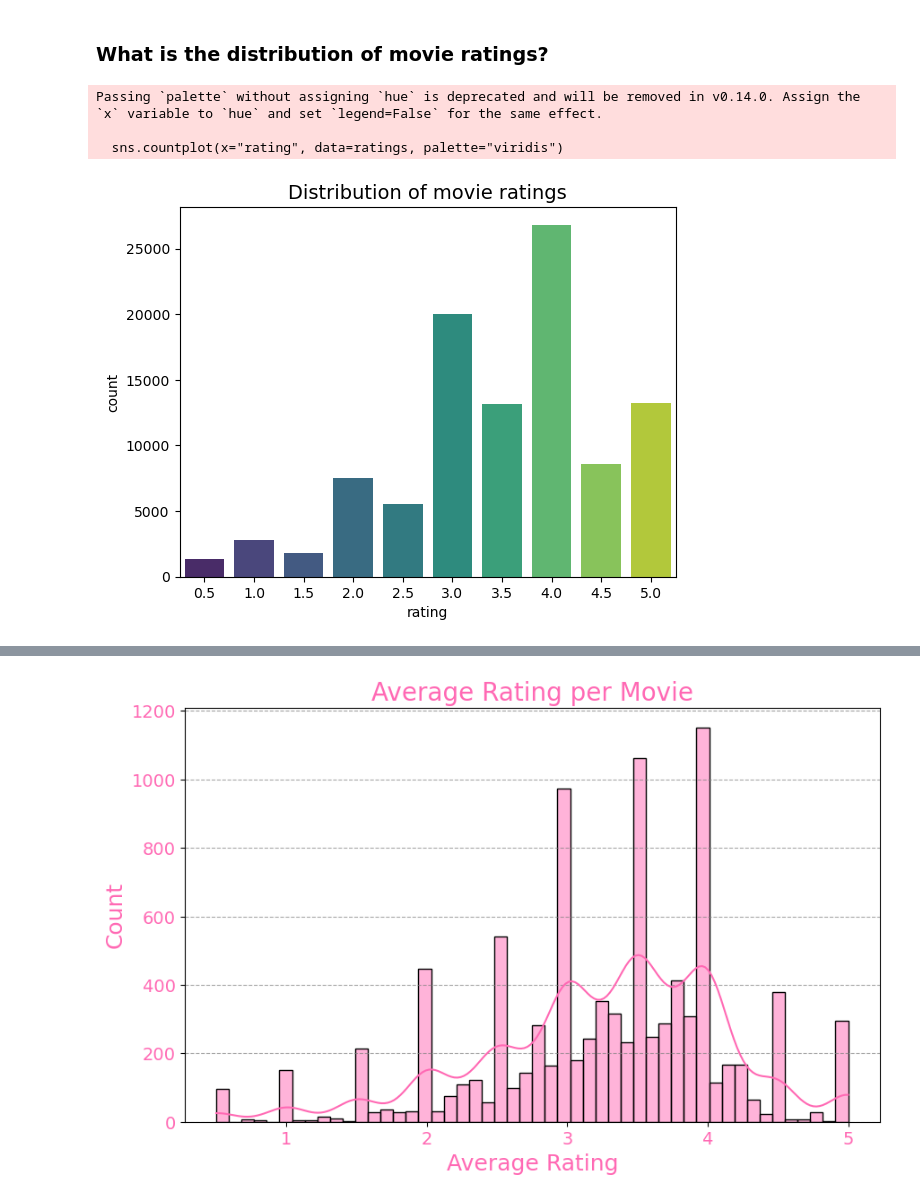
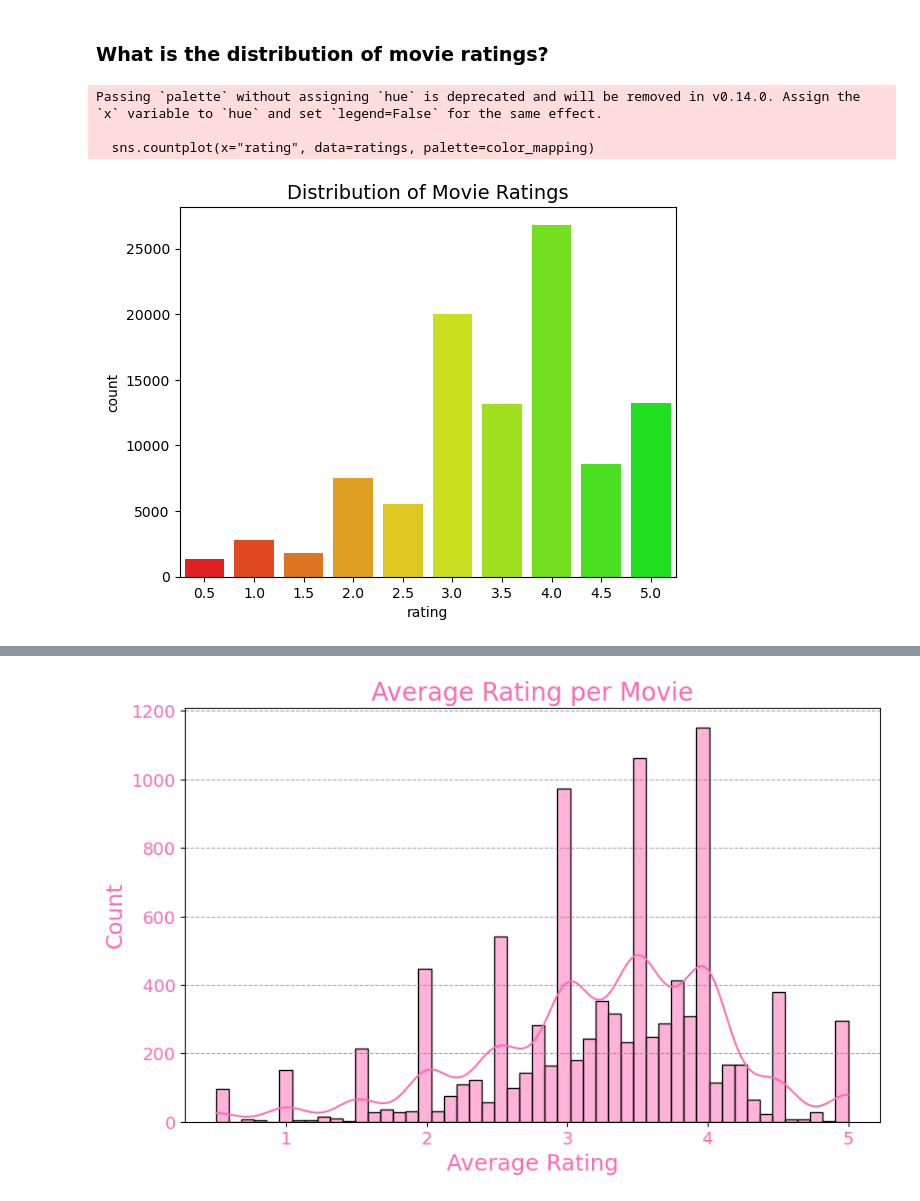
Before and after one commit to santiagoAlvz/MovieRecommendation, a Jupyter notebook: Movie_Recommendation_System.ipynb, the cells around one changed output, grey strips where cells are left out. Saved outputs shown, nothing was run; the diff lists cells and outputs as text; code cells hidden in the pictures.

```diff
--- a/Movie_Recommendation_System.ipynb
+++ b/Movie_Recommendation_System.ipynb
@@ -80,15 +80,38 @@ Average number of ratings per user: 165.3
 Average number of ratings per movie: 10.37
 # %% [markdown]
 ### What is the distribution of movie ratings?
-# %%
-sns.countplot(x="rating", data=ratings, palette="viridis")
-plt.title("Distribution of movie ratings", fontsize=14)
-plt.show()
-# %% [output]
-Passing `palette` without assigning `hue` is deprecated and will be removed in v0.14.0. Assign the `x` variable to `hue` and set `legend=False` for the same effect.
-
-  sns.countplot(x="rating", data=ratings, palette="viridis")
-[figure, removed]
+# %%
+import pandas as pd
+import seaborn as sns
+import matplotlib.pyplot as plt
+import numpy as np
+from matplotlib.colors import LinearSegmentedColormap
+
+# Define the colors for the gradient
+colors = [(1, 0, 0), (1, 1, 0), (0, 1, 0)]  # Red to Yellow to Green
+
+# Create the colormap
+cmap = LinearSegmentedColormap.from_list("red_yellow_green", colors)
+
+# Normalize the ratings to map them to the color palette
+norm = plt.Normalize(ratings['rating'].min(), ratings['rating'].max())
+
+# Create a list of colors based on the normalized ratings
+color_mapping = [cmap(norm(rating)) for rating in sorted(ratings['rating'].unique())]
+
+# Create the count plot with the custom color palette
+sns.countplot(x="rating", data=ratings, palette=color_mapping)
+
+# Adding title
+plt.title("Distribution of Movie Ratings", fontsize=14)
+
+# Display the plot
+plt.show()
+# %% [output]
+Passing `palette` without assigning `hue` is deprecated and will be removed in v0.14.0. Assign the `x` variable to `hue` and set `legend=False` for the same effect.
+
+  sns.countplot(x="rating", data=ratings, palette=color_mapping)
+[figure, added]
 # %%
 import pandas as pd
 import seaborn as sns
```
Also changed, not shown: parts of 3 cells of this notebook.
